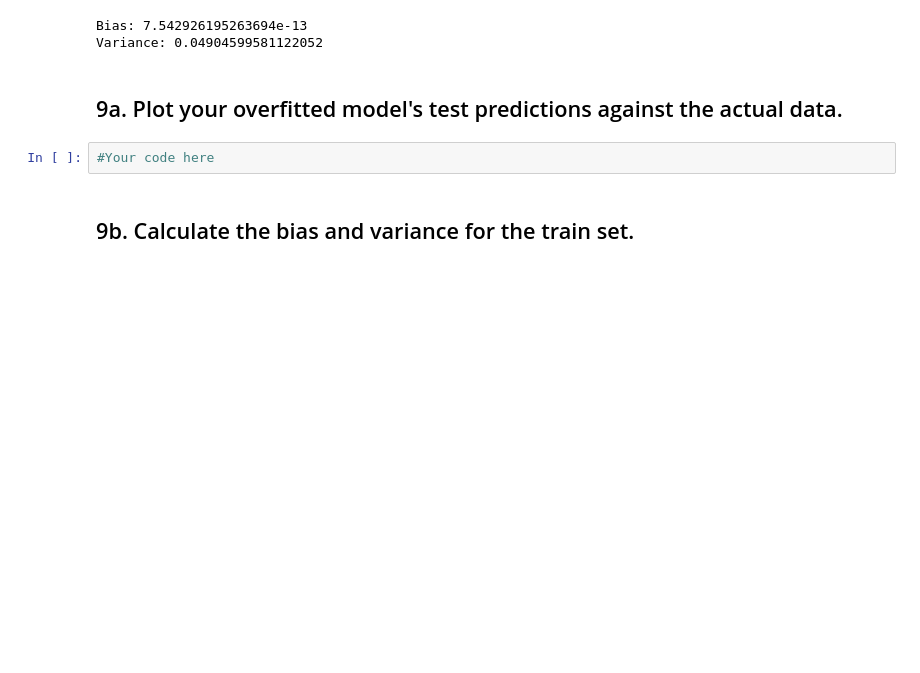
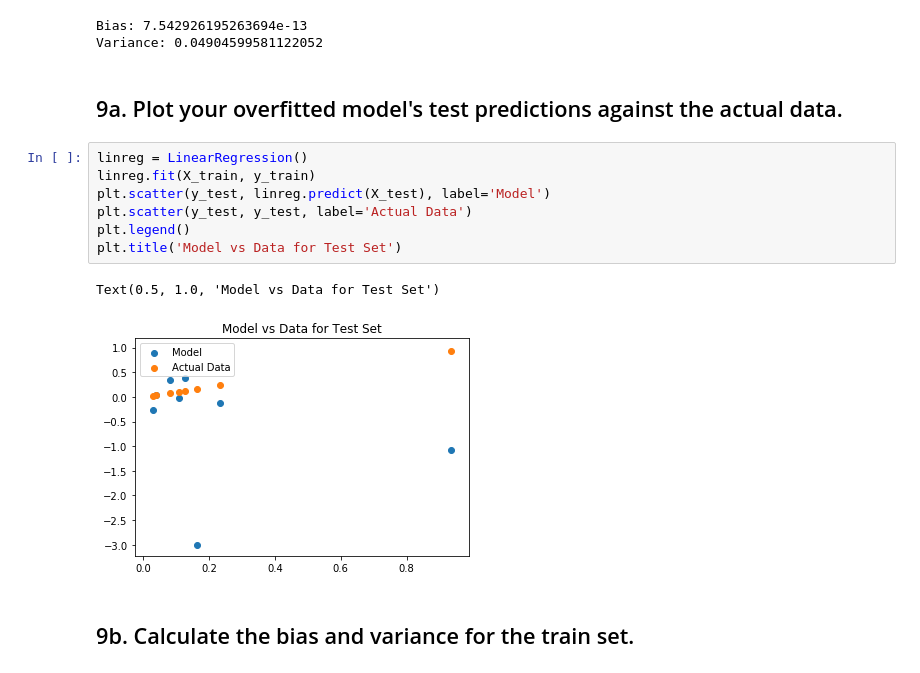
Before and after one commit to samanthadhale/ds-bias-variance-overfit-underfit-atlanta-ds-100918, a Jupyter notebook: index.ipynb, the cells around one changed output. Cells and saved outputs as stored; diff of their text form; blank space fills up the shorter version.

```diff
--- a/index.ipynb
+++ b/index.ipynb
@@ -156,8 +156,16 @@ Bias: 7.542926195263694e-13
 Variance: 0.04904599581122052
 # %% [markdown]
 ## 9a. Plot your overfitted model's test predictions against the actual data.
-# %%
-#Your code here
+# %%
+linreg = LinearRegression()
+linreg.fit(X_train, y_train)
+plt.scatter(y_test, linreg.predict(X_test), label='Model')
+plt.scatter(y_test, y_test, label='Actual Data')
+plt.legend()
+plt.title('Model vs Data for Test Set')
+# %% [output]
+Text(0.5, 1.0, 'Model vs Data for Test Set')
+[figure, added]
 # %% [markdown]
 ## 9b. Calculate the bias and variance for the train set.
 # %%
```
